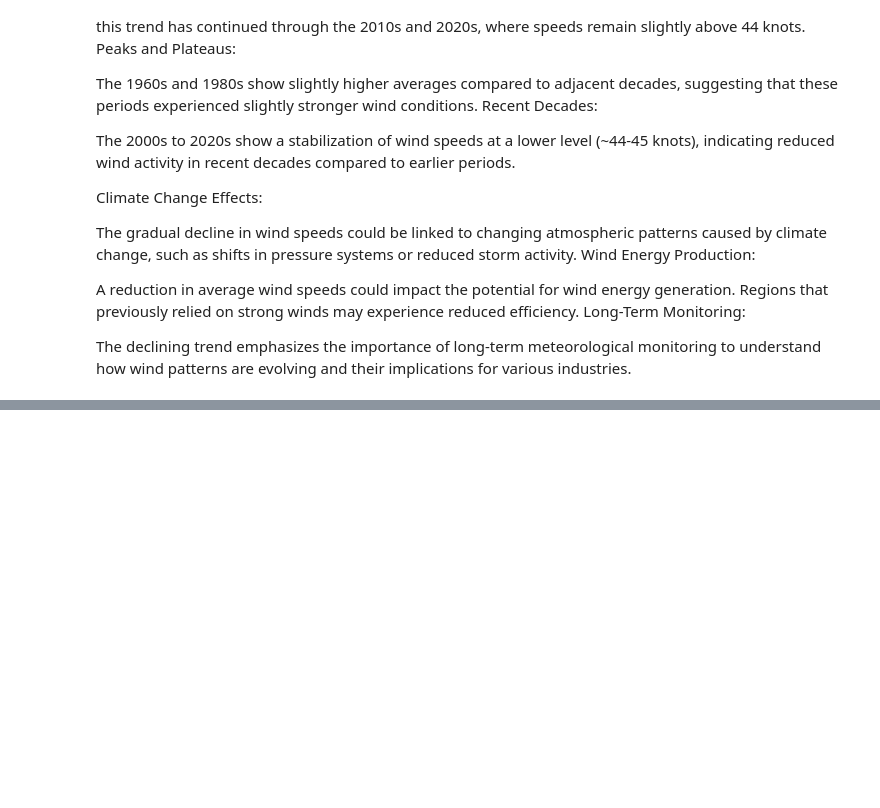
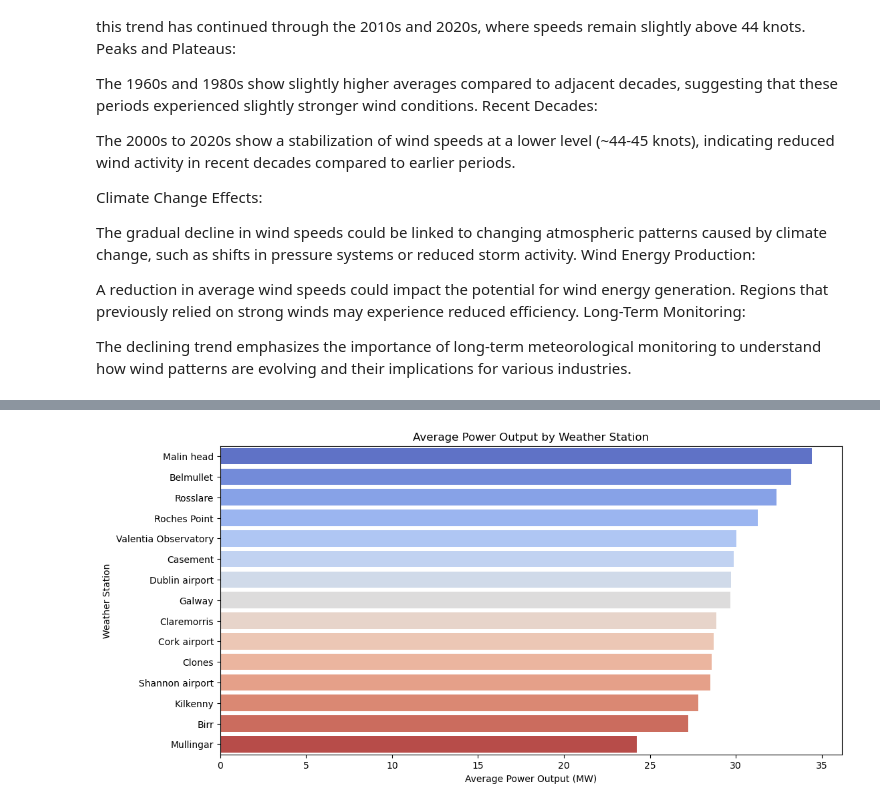
Before and after one commit to vinnycascone/programming-for-data-analytics, a Jupyter notebook: project/windspeed.ipynb, the cells around one changed output, grey strips where cells are left out. Drawn from its saved outputs; the diff is of its cells as text; code cells hidden in the pictures; blank space fills up the shorter version.

```diff
--- a/project/windspeed.ipynb
+++ b/project/windspeed.ipynb
@@ -389,0 +531,14 @@ The declining trend emphasizes the importance of long-term meteorological monito
+# %%
+#Identify High-Potential Locations
+
+
+avg_power_station = operational_wind.groupby('Meteorological Weather Station')['Power_MW'].mean().sort_values(ascending=False)
+
+plt.figure(figsize=(12, 6))
+sns.barplot(x=avg_power_station.values, y=avg_power_station.index, palette='coolwarm')
+plt.title('Average Power Output by Weather Station')
+plt.xlabel('Average Power Output (MW)')
+plt.ylabel('Weather Station')
+plt.show()
+# %% [output]
+[figure, added]
```
Also changed, not shown: parts of 22 cells of this notebook, 3 other files.
